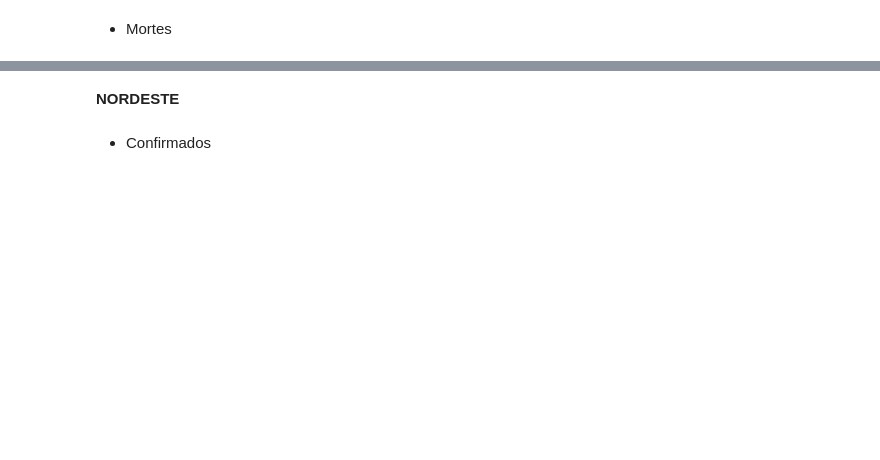
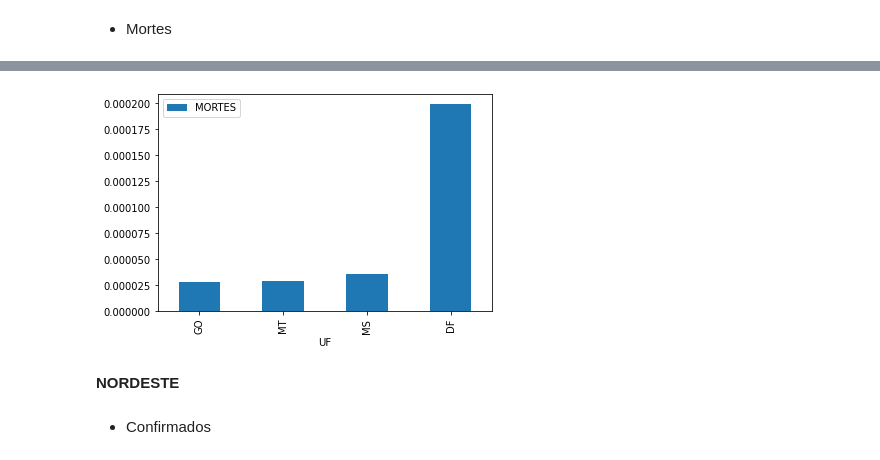
Before and after one commit to tiagopessoalima/covid-19, a Jupyter notebook: COVID_19_(Brasil).ipynb, the cells around one changed output, grey strips where cells are left out. Cells and saved outputs as stored; diff of their text form; code cells hidden in the pictures; blank space fills up the shorter version.

```diff
--- a/COVID_19_(Brasil).ipynb
+++ b/COVID_19_(Brasil).ipynb
@@ -49,3 +64,7 @@ centro_oeste_mortes.plot()
+# %%
+plotar_situacao(centro_oeste_mortes, 'MORTES')
+# %% [output]
+[figure, added]
 # %% [markdown]
 
 **NORDESTE**
```
Also changed, not shown: parts of 39 cells of this notebook.
